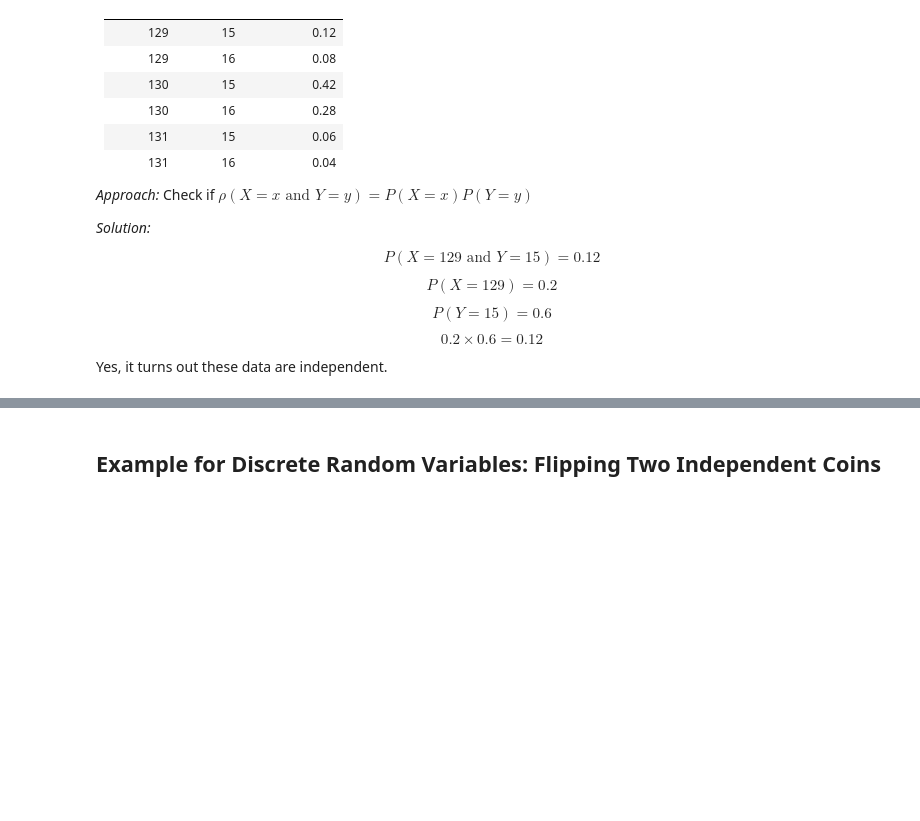
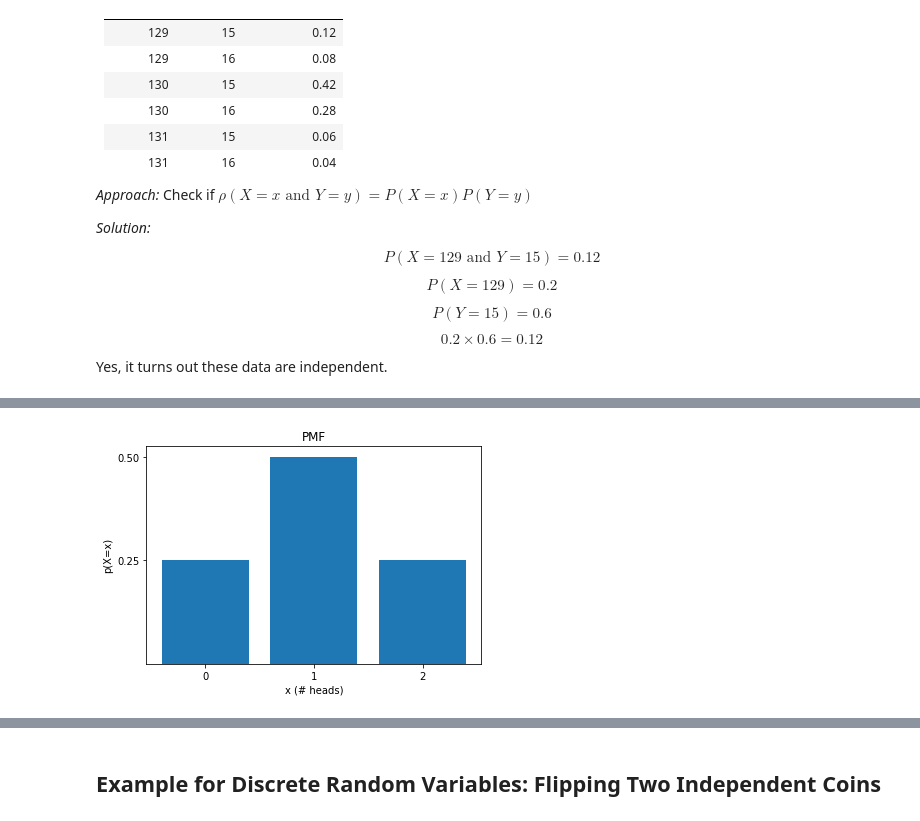
Before and after one commit to ndcbe/data-and-computing, a Jupyter notebook: notebooks/08/02-Random-Variables.ipynb, the cells around one changed output, grey strips where cells are left out. Drawn from its saved outputs; the diff is of its cells as text; code cells hidden in the pictures; blank space fills up the shorter version.

```diff
--- a/notebooks/08/02-Random-Variables.ipynb
+++ b/notebooks/08/02-Random-Variables.ipynb
@@ -99,0 +124,9 @@ Yes, it turns out these data are independent.
+# %%
+plt.bar([0,1,2],[1/4,1/2,1/4], tick_label = [0,1,2])
+plt.yticks(ticks = [1/4,1/2])
+plt.xlabel('x (# heads)')
+plt.ylabel('p(X=x)')
+plt.title('PMF')
+plt.show()
+# %% [output]
+[figure, added]
```
Also changed, not shown: parts of 10 cells of this notebook.
